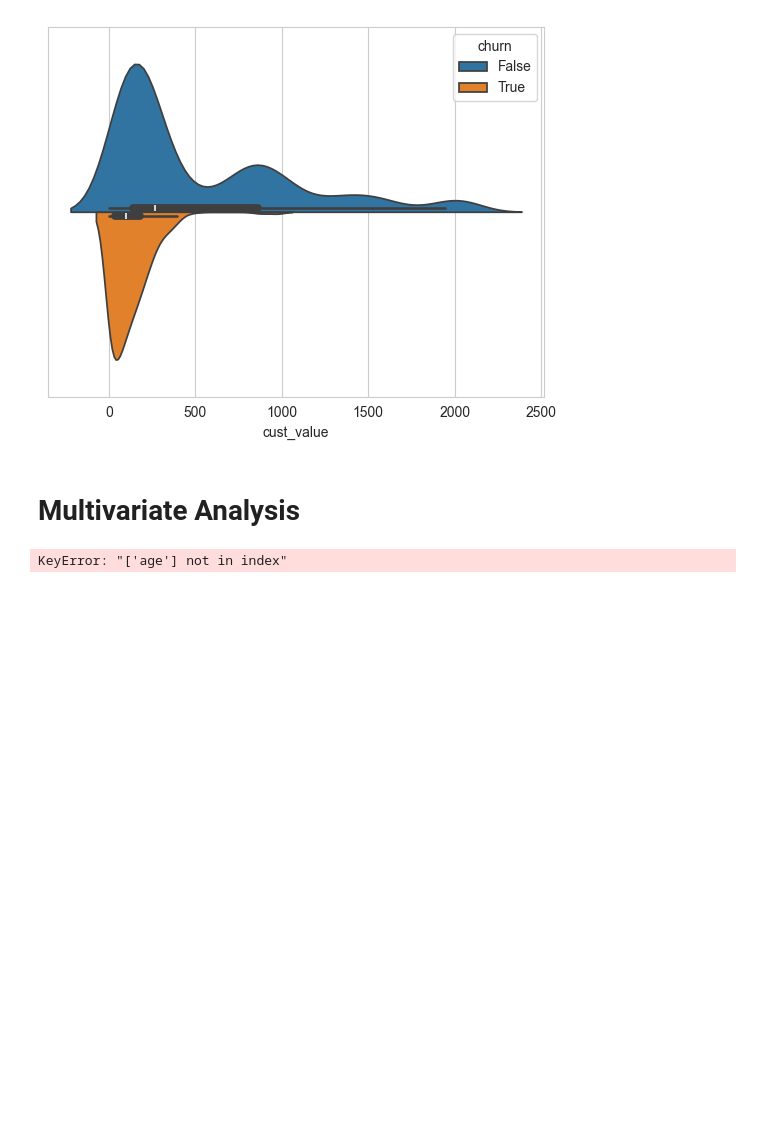
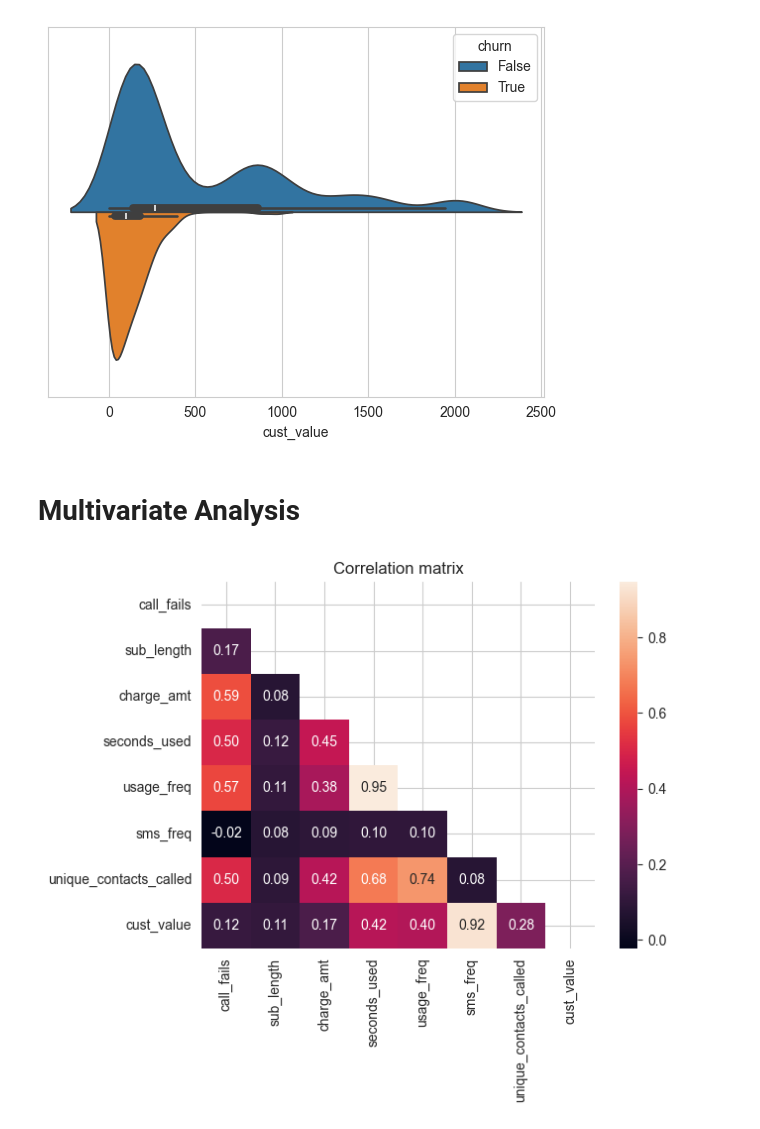
Before and after one commit to mlcuadra1/Churn-Risk-EDA, a Jupyter notebook: notebooks/Script 2 - EDA.ipynb, the cells around one changed output. Saved outputs shown, nothing was run; the diff lists cells and outputs as text; code cells hidden in the pictures; blank space fills up the shorter version.

```diff
--- a/notebooks/Script 2 - EDA.ipynb
+++ b/notebooks/Script 2 - EDA.ipynb
@@ -280,18 +286,18 @@ sns.violinplot(data=df, x='cust_value', hue='churn', split = True)
 # %% [markdown]
 # Multivariate Analysis
 # %%
-num_list = list(['call_fails', 'sub_length', 'charge_amt', 'seconds_used', 'usage_freq', 'sms_freq', 'unique_contacts_called', 'age', 'cust_value'])
+num_list = list(['call_fails', 'sub_length', 'charge_amt', 'seconds_used', 'usage_freq', 'sms_freq', 'unique_contacts_called', 'cust_value'])
 correl_data = df[num_list]
 correl_matrix = correl_data.corr()
 
 fig3, ax0 = plt.subplots()
 
 matrix = np.triu(correl_matrix)
 
 # using the upper triangle matrix as mask
 sns.heatmap(correl_matrix, annot=True, mask=matrix, fmt='.2f',)
 
 plt.title('Correlation matrix')
 plt.show()
 # %% [output]
-KeyError: "['age'] not in index"
+[figure, added]
```
Also changed, not shown: parts of 1 cell of this notebook.
